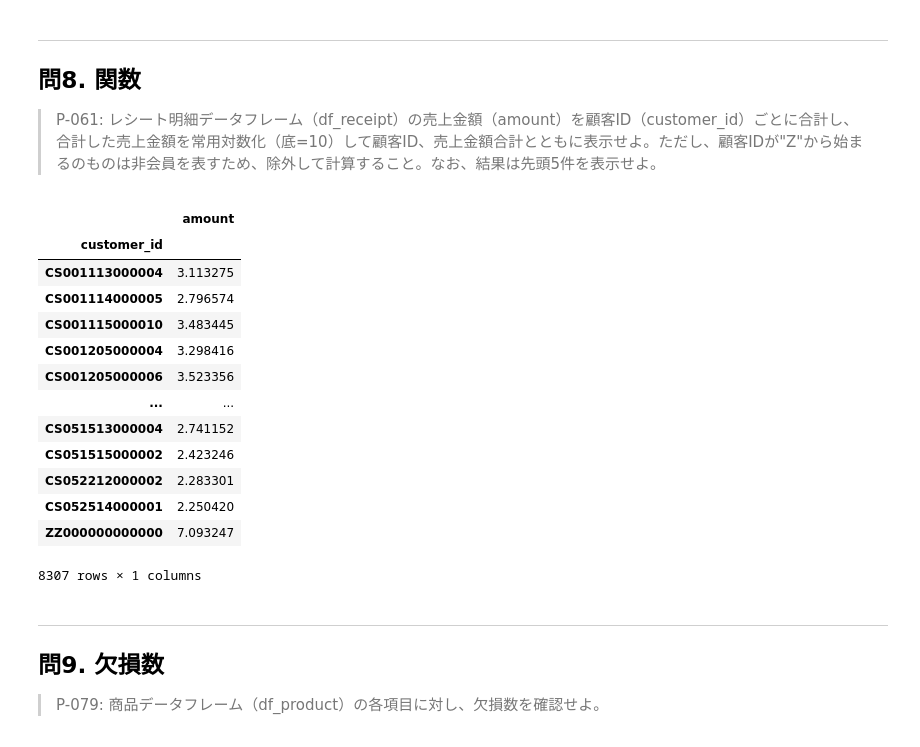
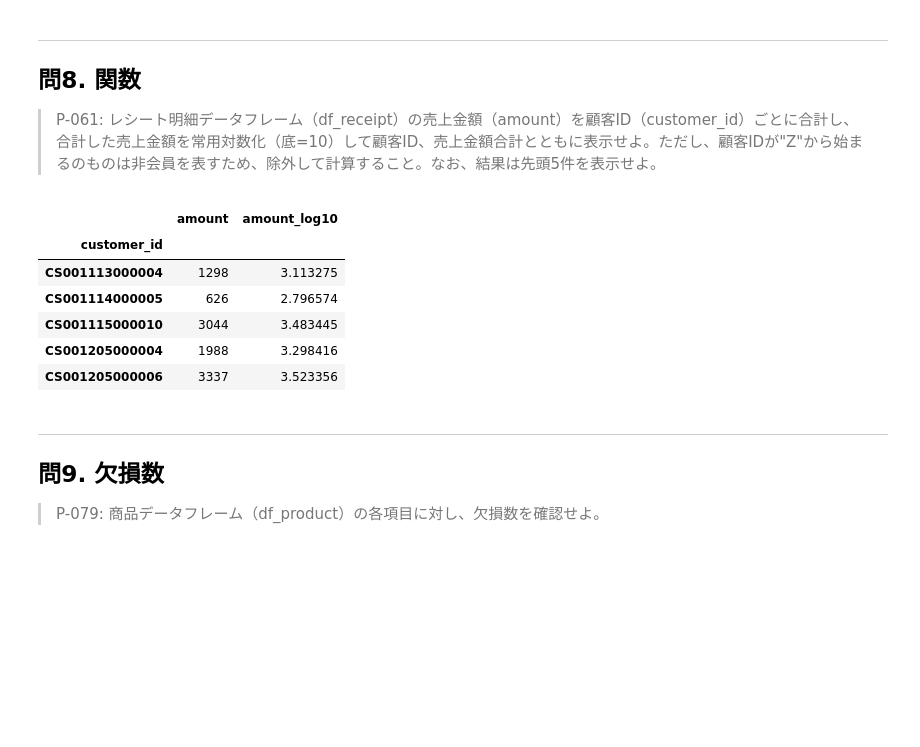
Before and after one commit to shou-hatu/Basic-Python3, a Jupyter notebook: pandas_quiz.ipynb, the cells around one changed output. Drawn from its saved outputs; the diff is of its cells as text; code cells hidden in the pictures; blank space fills up the shorter version.

```diff
--- a/pandas_quiz.ipynb
+++ b/pandas_quiz.ipynb
@@ -213,38 +219,38 @@ df_customer[[ 'customer_id' , 'application_date' ]].head()
 # %%
 #やること
 #非会員を除く
 #売上金額（amount）を顧客ID（customer_id）ごとに合計する
 #合計した売上金額を常用対数化（底=10）する
 #顧客ID、売上金額合計とともに表示する
 
 #非会員を除く
-df_customer_only_member = df_customer[~df_customer["customer_id"].str.startswith("Z")]
+df_receipt_only_member = df_receipt[~df_receipt["customer_id"].str.startswith("Z")]
 
 #売上金額（amount）を顧客ID（customer_id）ごとに合計する(この時dtype = Series)
-df_receipt_amount_customer = df_receipt.groupby("customer_id")["amount"].sum().to_frame()
-
-
+df_receipt_amount_customer = df_receipt_only_member.groupby("customer_id")["amount"].sum().to_frame()
 
 #合計した売上金額を常用対数化（底=10）する
 #apply()関数は、引数に指定した関数を各列に適用することができる。
 #np.log10で常常用対数をとれる
 #顧客ID、売上金額合計とともに表示する
-df_receipt_amount_customer["amount"].apply(np.log10).to_frame()
+#
+#列の追加
+# データフレームの作成
+#df = pd.DataFrame({'A': [1, 2, 3, 4, 5],
+                   #'B': [10, 20, 30, 40, 50]})
+# 新しい列の追加
+#df['C'] = [100, 200, 300, 400, 500]
+
+df_receipt_amount_customer["amount_log10"] = df_receipt_amount_customer["amount"].apply(np.log10).to_frame()
+df_receipt_amount_customer[['amount' , 'amount_log10']].head()
 # %% [output]
-|  | amount |
-| customer_id |  |
-| CS001113000004 | 3.113275 |
-| CS001114000005 | 2.796574 |
-| CS001115000010 | 3.483445 |
-| CS001205000004 | 3.298416 |
-| CS001205000006 | 3.523356 |
-| ... | ... |
-| CS051513000004 | 2.741152 |
-| CS051515000002 | 2.423246 |
-| CS052212000002 | 2.283301 |
-| CS052514000001 | 2.250420 |
-| ZZ000000000000 | 7.093247 |
+|  | amount | amount_log10 |
+| customer_id |  |  |
+| CS001113000004 | 1298 | 3.113275 |
+| CS001114000005 | 626 | 2.796574 |
+| CS001115000010 | 3044 | 3.483445 |
+| CS001205000004 | 1988 | 3.298416 |
+| CS001205000006 | 3337 | 3.523356 |
-8307 rows × 1 columns
 # %% [markdown]
 ---
 ## 問9. 欠損数
```
Also changed, not shown: parts of 7 cells of this notebook.
